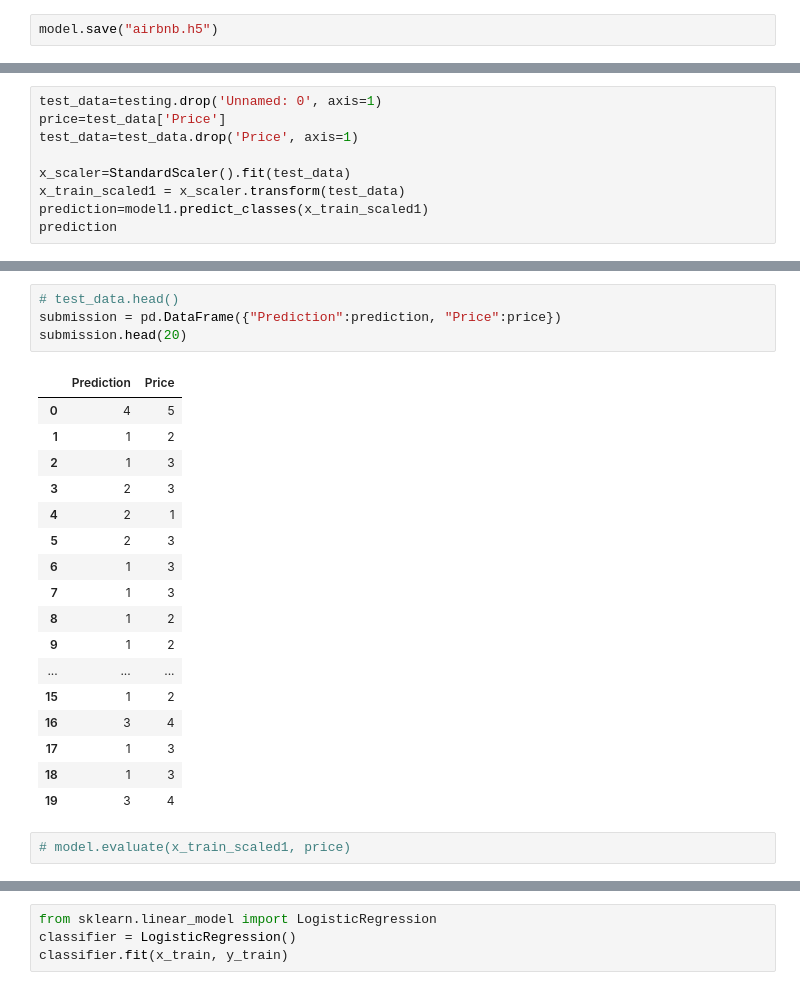
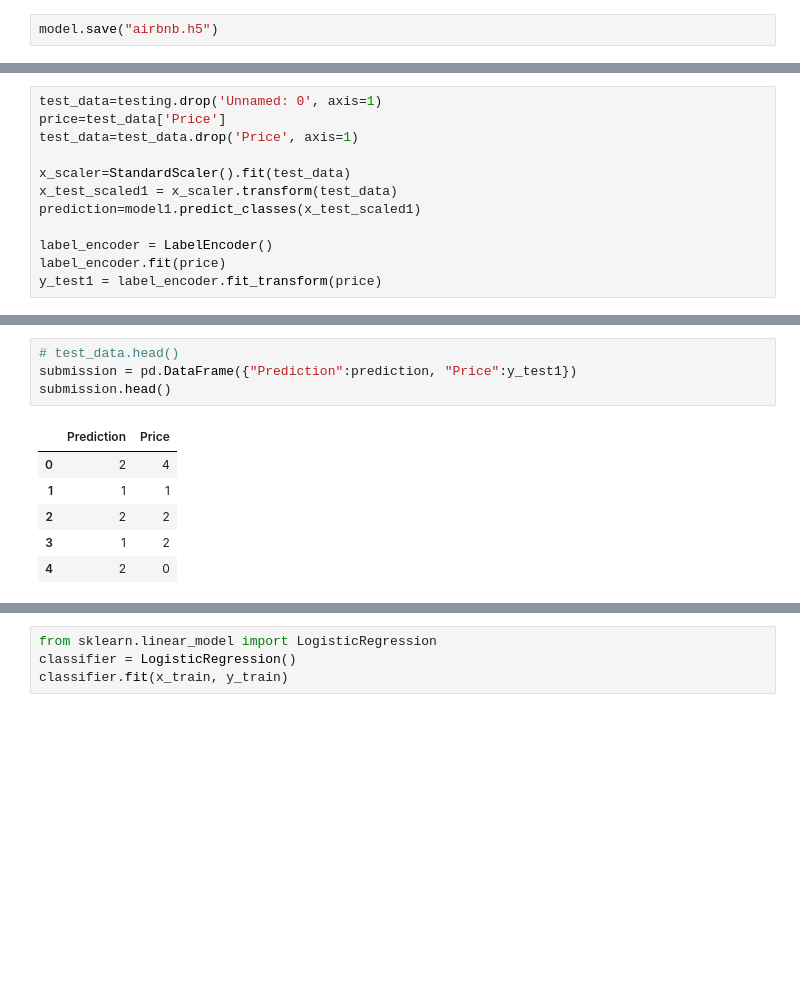
Before and after one commit to LoriHarris/Airbnb_ML, a Jupyter notebook: Cleaning.ipynb, the cells around one changed output, grey strips where cells are left out. Saved outputs shown, nothing was run; the diff lists cells and outputs as text; blank space fills up the shorter version.

```diff
--- a/Cleaning.ipynb
+++ b/Cleaning.ipynb
@@ -468,6 +480,9 @@ price=test_data['Price']
 test_data=test_data.drop('Price', axis=1)
 
 x_scaler=StandardScaler().fit(test_data)
-x_train_scaled1 = x_scaler.transform(test_data)
-prediction=model1.predict_classes(x_train_scaled1)
-prediction
+x_test_scaled1 = x_scaler.transform(test_data)
+prediction=model1.predict_classes(x_test_scaled1)
+
+label_encoder = LabelEncoder()
+label_encoder.fit(price)
+y_test1 = label_encoder.fit_transform(price)
@@ -476,24 +489,11 @@ array([4, 1, 1, ..., 2, 1, 2], dtype=int64)
 # %%
 # test_data.head()
-submission = pd.DataFrame({"Prediction":prediction, "Price":price})
-submission.head(20)
+submission = pd.DataFrame({"Prediction":prediction, "Price":y_test1})
+submission.head()
 # %% [output]
 |  | Prediction | Price |
-| 0 | 4 | 5 |
-| 1 | 1 | 2 |
-| 2 | 1 | 3 |
-| 3 | 2 | 3 |
-| 4 | 2 | 1 |
-| 5 | 2 | 3 |
-| 6 | 1 | 3 |
-| 7 | 1 | 3 |
-| 8 | 1 | 2 |
-| 9 | 1 | 2 |
-| ... | ... | ... |
-| 15 | 1 | 2 |
-| 16 | 3 | 4 |
-| 17 | 1 | 3 |
-| 18 | 1 | 3 |
-| 19 | 3 | 4 |
+| 0 | 2 | 4 |
+| 1 | 1 | 1 |
+| 2 | 2 | 2 |
+| 3 | 1 | 2 |
+| 4 | 2 | 0 |
-# %%
-# model.evaluate(x_train_scaled1, price)
```
Also changed, not shown: parts of 22 cells of this notebook, 1 other file.
